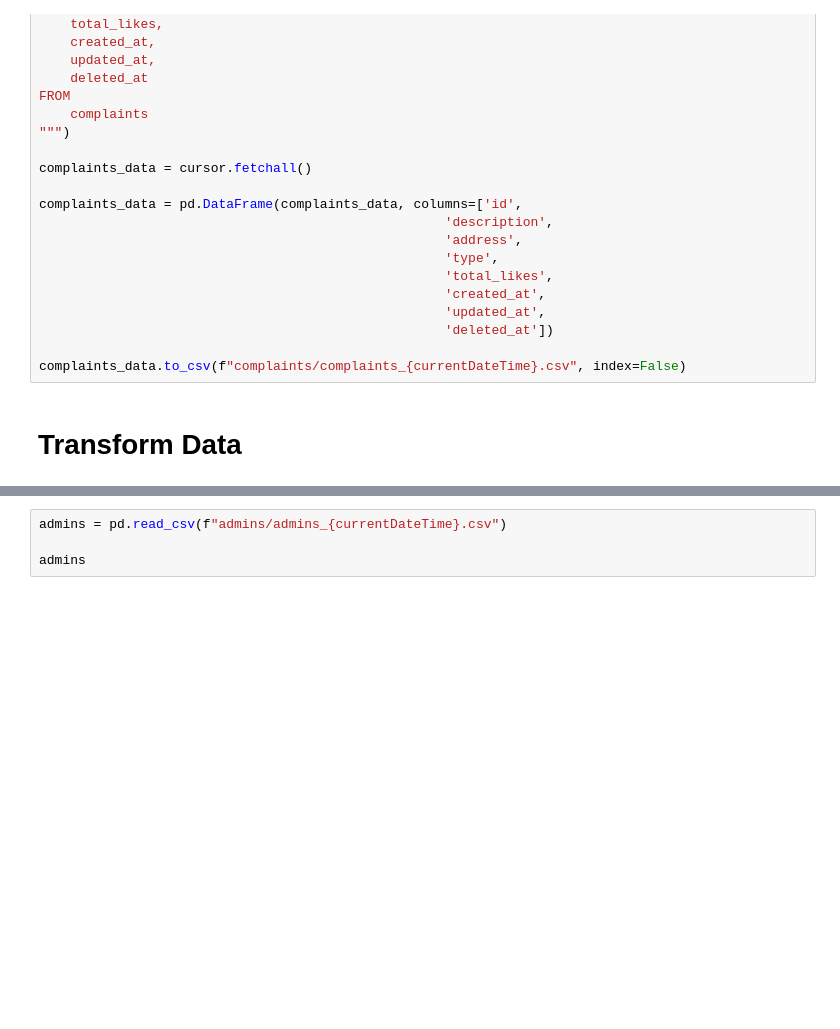
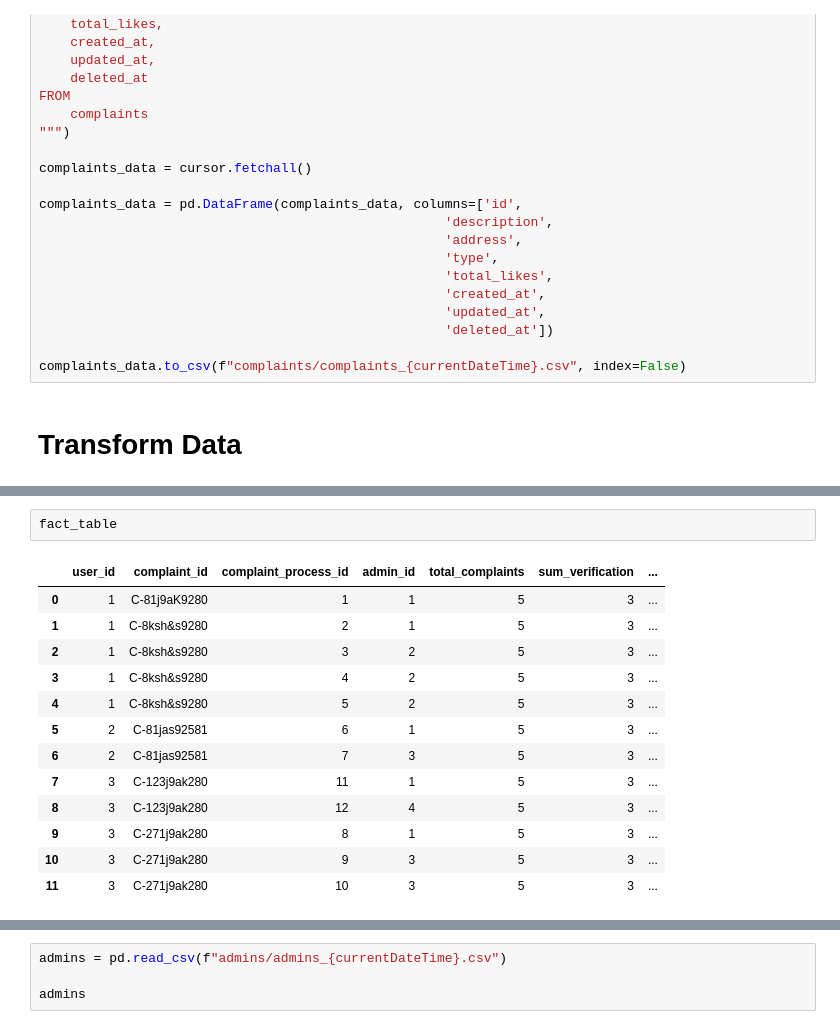
Before and after one commit to Capstone-Project-Alterra-Kelompok-8/e-complaint-ETL, a Jupyter notebook: etl-test.ipynb, the cells around one changed output, grey strips where cells are left out. Saved outputs shown, nothing was run; the diff lists cells and outputs as text; blank space fills up the shorter version.

```diff
--- a/etl-test.ipynb
+++ b/etl-test.ipynb
@@ -340,3 +405,19 @@ fact_table
+# %%
+fact_table
+# %% [output]
+|  | user_id | complaint_id | complaint_process_id | admin_id | total_complaints | sum_verification | ... |
+| 0 | 1 | C-81j9aK9280 | 1 | 1 | 5 | 3 | ... |
+| 1 | 1 | C-8ksh&s9280 | 2 | 1 | 5 | 3 | ... |
+| 2 | 1 | C-8ksh&s9280 | 3 | 2 | 5 | 3 | ... |
+| 3 | 1 | C-8ksh&s9280 | 4 | 2 | 5 | 3 | ... |
+| 4 | 1 | C-8ksh&s9280 | 5 | 2 | 5 | 3 | ... |
+| 5 | 2 | C-81jas92581 | 6 | 1 | 5 | 3 | ... |
+| 6 | 2 | C-81jas92581 | 7 | 3 | 5 | 3 | ... |
+| 7 | 3 | C-123j9ak280 | 11 | 1 | 5 | 3 | ... |
+| 8 | 3 | C-123j9ak280 | 12 | 4 | 5 | 3 | ... |
+| 9 | 3 | C-271j9ak280 | 8 | 1 | 5 | 3 | ... |
+| 10 | 3 | C-271j9ak280 | 9 | 3 | 5 | 3 | ... |
+| 11 | 3 | C-271j9ak280 | 10 | 3 | 5 | 3 | ... |
 # %%
 komplain = pd.read_csv(f"complaints/complaints_{currentDateTime}.csv")
 
```
Also changed, not shown: parts of 16 cells of this notebook, 8 other files.
